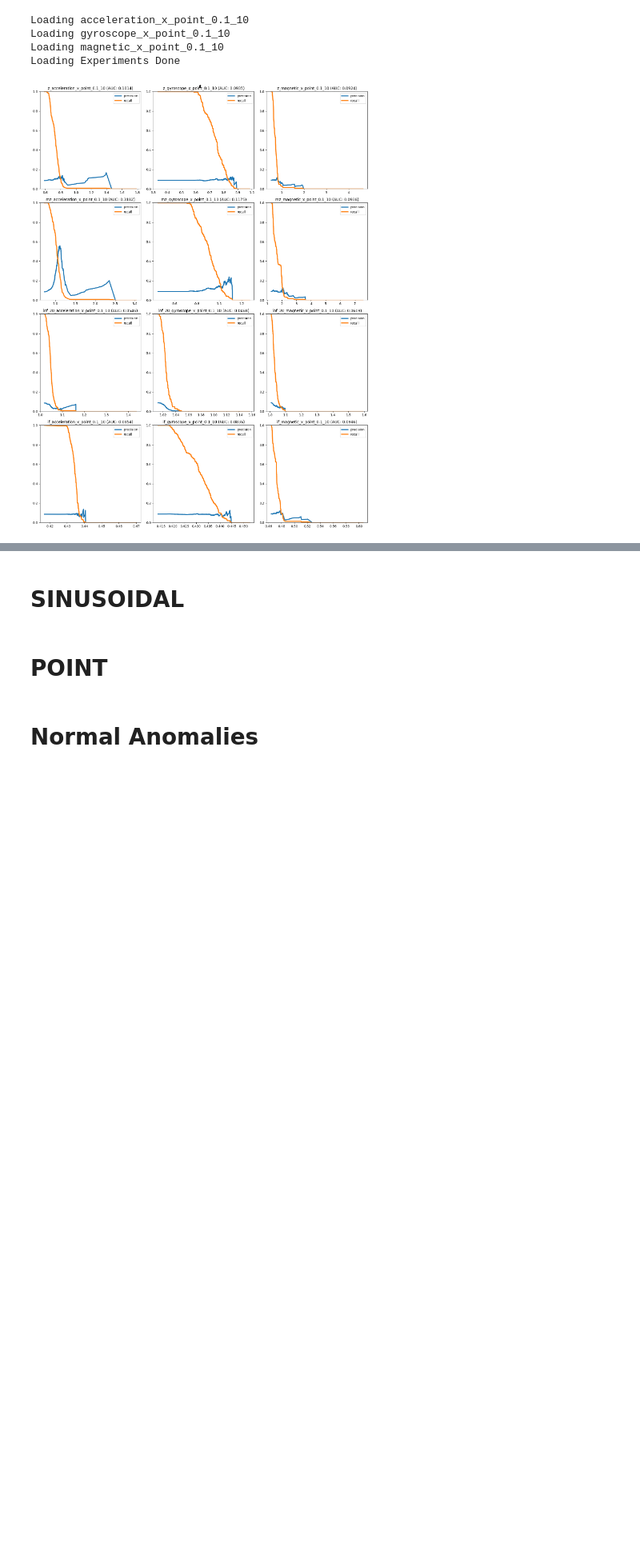
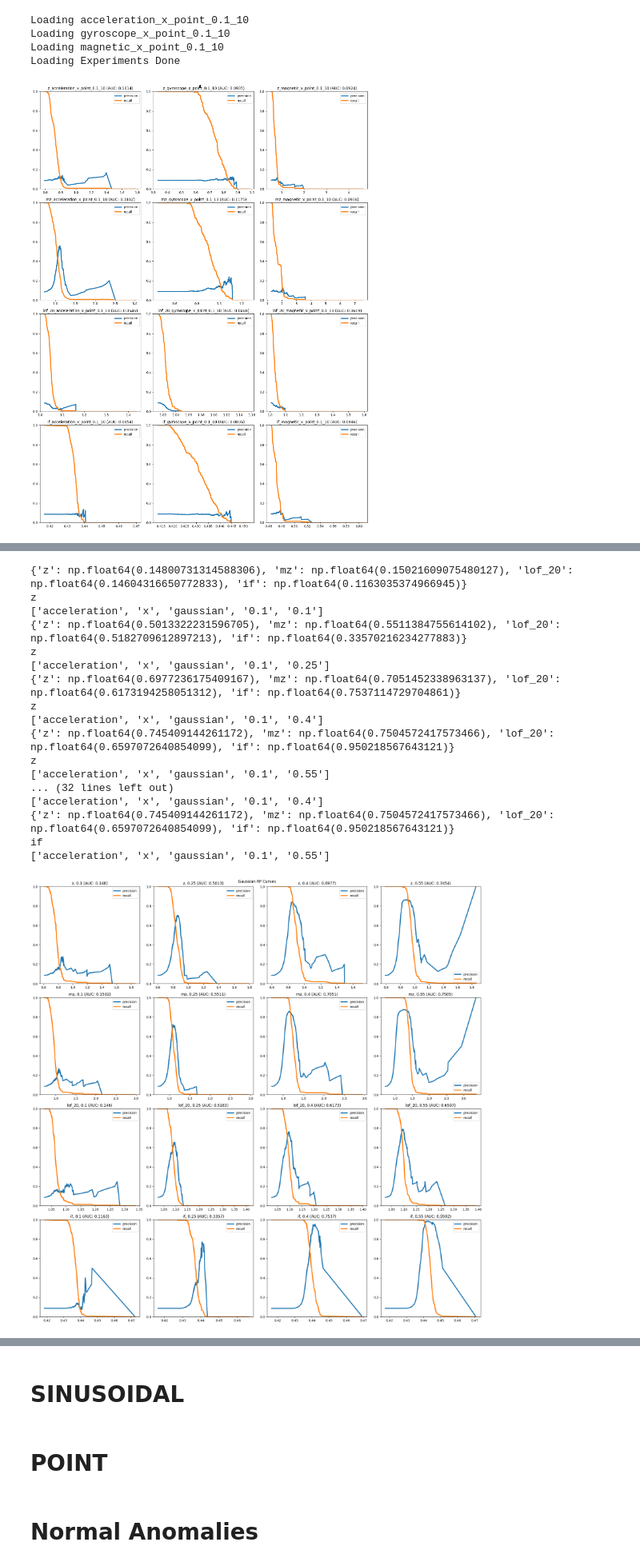
Before and after one commit to luukverkleij/PredictiveMaintenance, a Jupyter notebook: edmo-project/Processing/src/experiments.ipynb, the cells around one changed output, grey strips where cells are left out. Shown at 80% size. Drawn from its saved outputs; the diff is of its cells as text; code cells hidden in the pictures; blank space fills up the shorter version.

Commit message:
Changes Plotting Graphs

```diff
--- a/edmo-project/Processing/src/experiments.ipynb
+++ b/edmo-project/Processing/src/experiments.ipynb
@@ -35,7 +35,7 @@ def run_experiment(df : pd.DataFrame, models, columns, name, synanomalies=True):
     experiment.run(df, models, (['seqid', 'timeindex_bin'], columns), verbose=True)
     experiment.set_input(df)
     experiment.set_anomalies(df_anomalies)
-    experiment.calculate_metrics(models=models, aggrfunc=agg.aggr_sum)
+    experiment.calculate_metrics(aggrfunc=agg.aggr_sum)
 
     experiment.pickle()
 
@@ -92,24 +90,26 @@ synratio = 0.1
 # %% [markdown]
 # GAUSSIAN
 # %%
-def run_experiments(params, name_func, run_func, exp_dict, sensor):
+def load_or_run_experiments(params, name_func, run_func, sensor):
+    result = {}
     exp_columns = [f'{sensor}_{x}' for x in ['x', 'y', 'z']]
-    syn_column = f'{sensor}_x'
 
     if load_experiments:
         for intensity in params:
             name = name_func(synratio, intensity)
             print(f"Loading {name}")
-            exp_dict[name] = Experiment.unpickle(name)
+            result[name] = Experiment.unpickle(name)
         print("Loading Experiments Done")
     else:
         for intensity in params:
             print(f"Running Experiment {name_func.__name__.split('_')[1].capitalize()} {intensity}")
             exp = run_func(df_in, models, exp_columns, exp_columns[0], ratio=synratio, intensity=intensity)
-            exp_dict[exp.name] = exp
+            result[exp.name] = exp
         print("Running Experiments Done")
+
+    return result
 # %%
-for sensor in ['gyroscope', 'magnetic']:
-    run_experiments(guassian_params, name_gaussian_experiment, run_gaussian_experiment, {}, sensor=sensor)
-    run_experiments(sinusoidal_params, name_sinusoidal_experiment, run_sinusoidal_experiment, {}, sensor=sensor)
-    run_experiments(point_params, name_point_experiment, run_point_experiment, {}, sensor=sensor)
+for sensor in g.imu_sensors_real:
+    load_or_run_experiments([0.25], name_gaussian_experiment, run_gaussian_experiment,sensor)
+    load_or_run_experiments([1], name_sinusoidal_experiment, run_sinusoidal_experiment, sensor)
+    load_or_run_experiments([10], name_point_experiment, run_point_experiment, sensor)
@@ -167,0 +180,4 @@ exp_load_and_plot([(name_point_experiment, "acceleration_x", 0.1, 10),
+# %%
+exps_gaussian       = load_or_run_experiments(guassian_params,    name_gaussian_experiment,       run_gaussian_experiment,    "acceleration")
+exps_sinusoidal     = load_or_run_experiments(sinusoidal_params,  name_sinusoidal_experiment,     run_sinusoidal_experiment,  "acceleration")
+exps_point          = load_or_run_experiments(point_params,       name_point_experiment,          run_point_experiment,       "acceleration")
@@ -168,9 +202,32 @@ exp_load_and_plot([(name_point_experiment, "acceleration_x", 0.1, 10),
 # %%
-rp_curves = {}
-for exp in models:
-    mname = exp.name
-    rp_curves[mname] = {}
-    for (ename, exp) in exps_gaussian.items():
-        rp_curves[mname][ename] = exp.results['pr'][mname]
+def plot_rp(exps, title):
+    rp_curves = {}
+    for exp in models:
+        mname = exp.name
+        for (ename, exp) in exps.items():
+            xs = ename.split('_')
+            rp_curves[f"{mname}, {xs[4]}"] = exp.results['pr'][mname]
+
     with warnings.catch_warnings(action="ignore"):
-        plot_rpcurves(rp_curves[mname], colnums=4, title=mname, auc=True, f1=False, showtitle=False)
+        plot_rpcurves(rp_curves, colnums=4, title=title, auc=True, f1=False, linewidth=3)
+
+plot_rp(exps_gaussian, "Gaussian RP Curves")
+# %% [output]
+{'z': np.float64(0.14800731314588306), 'mz': np.float64(0.15021609075480127), 'lof_20': np.float64(0.14604316650772833), 'if': np.float64(0.1163035374966945)}
+z
+['acceleration', 'x', 'gaussian', '0.1', '0.1']
+{'z': np.float64(0.5013322231596705), 'mz': np.float64(0.5511384755614102), 'lof_20': np.float64(0.5182709612897213), 'if': np.float64(0.33570216234277883)}
+z
+['acceleration', 'x', 'gaussian', '0.1', '0.25']
+{'z': np.float64(0.6977236175409167), 'mz': np.float64(0.7051452338963137), 'lof_20': np.float64(0.6173194258051312), 'if': np.float64(0.7537114729704861)}
+z
+['acceleration', 'x', 'gaussian', '0.1', '0.4']
+{'z': np.float64(0.745409144261172), 'mz': np.float64(0.7504572417573466), 'lof_20': np.float64(0.6597072640854099), 'if': np.float64(0.950218567643121)}
+z
+['acceleration', 'x', 'gaussian', '0.1', '0.55']
+... (32 lines left out)
+['acceleration', 'x', 'gaussian', '0.1', '0.4']
+{'z': np.float64(0.745409144261172), 'mz': np.float64(0.7504572417573466), 'lof_20': np.float64(0.6597072640854099), 'if': np.float64(0.950218567643121)}
+if
+['acceleration', 'x', 'gaussian', '0.1', '0.55']
+[figure, added]
```
Also changed, not shown: parts of 7 cells of this notebook, 10 other files.
